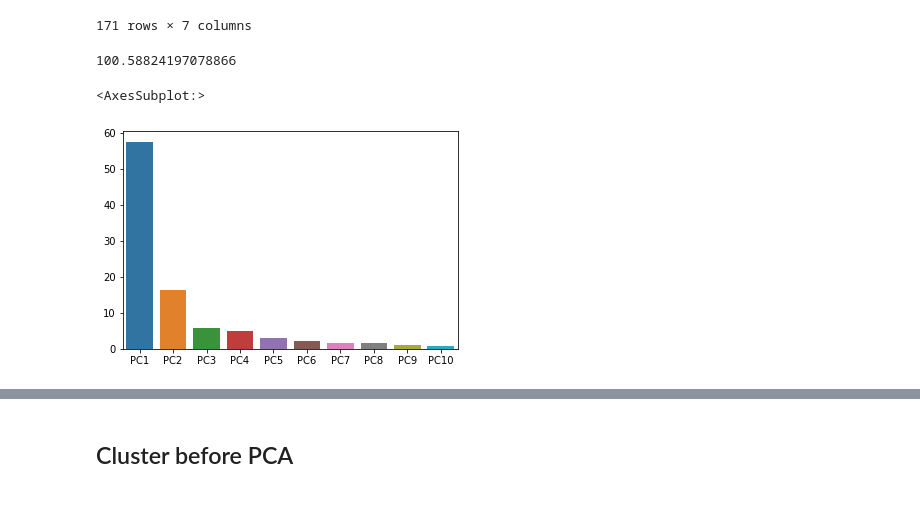
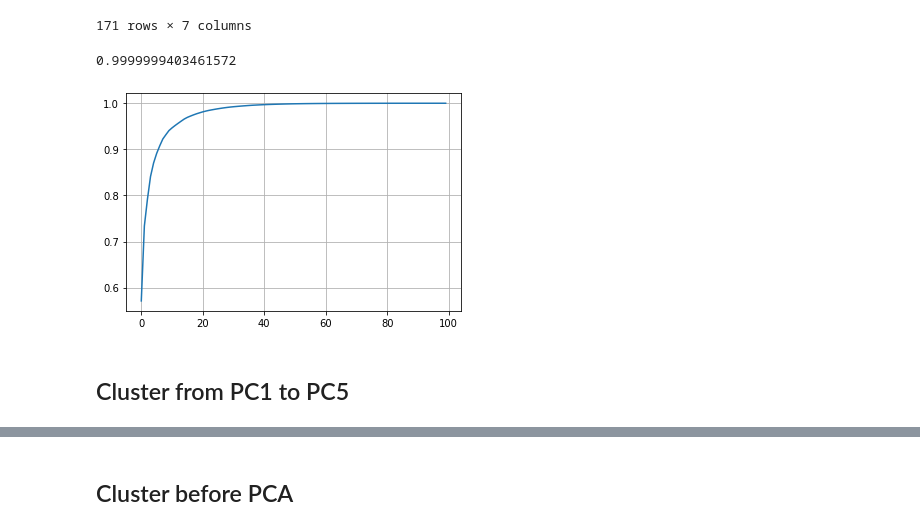
Before and after one commit to chopralab/ASPIRE_QSAR, a Jupyter notebook: mol2vec_analysis.ipynb, the cells around one changed output, grey strips where cells are left out. Saved outputs shown, nothing was run; the diff lists cells and outputs as text; code cells hidden in the pictures; blank space fills up the shorter version.

```diff
--- a/mol2vec_analysis.ipynb
+++ b/mol2vec_analysis.ipynb
@@ -38,7 +43,7 @@ Name: action, dtype: int64
 # %%
 def parse(x):
     x = str(x)
-    if x.startswith("FULL ") or x.startswith("PARTIAL ") or x.startswith("BIASED "):
+    if x.startswith("FULL "):
         return "AGONIST"
     else:
         return x
@@ -56,4 +63,4 @@ LIGAND             1
 Name: action_gen, dtype: int64
 # %%
-condition = (df.action_gen != "AGONIST") & (df.action_gen != "ANTAGONIST")
+condition = (df.action_gen != "AGONIST") & (df.action_gen != "ANTAGONIST") & (df.action_gen != "PARTIAL AGONIST")
 df["action_gen"] = np.where(condition, "OTHER", df.action_gen)
@@ -152,16 +162,21 @@ df
 # %%
 scaler = StandardScaler()
 df_mol2vec_scaled = scaler.fit_transform(df_mol2vec)
 
 pca = PCA().fit(df_mol2vec_scaled)
 pc = pca.transform(df_mol2vec_scaled)
 
-var = pca.explained_variance_[:10]
+var = pca.explained_variance_ratio_[:10]
+cum_sum = np.cumsum(pca.explained_variance_ratio_)
 labels = ['PC'+ str(i) for i in range(1,11)]
 
-print(sum(pca.explained_variance_))
-sns.barplot(labels, var)
+print(sum(pca.explained_variance_ratio_))
+# sns.barplot(labels, var)
+sns.lineplot([x for x in range(len(cum_sum))], cum_sum)
+plt.grid()
+plt.show()
 # %% [output]
-100.58824197078866
+0.9999999403461572
-<AxesSubplot:>
-[figure, old version]
+[figure, new version]
+# %% [markdown]
+## Cluster from PC1 to PC5
```
Also changed, not shown: parts of 17 cells of this notebook, 3 other files.
